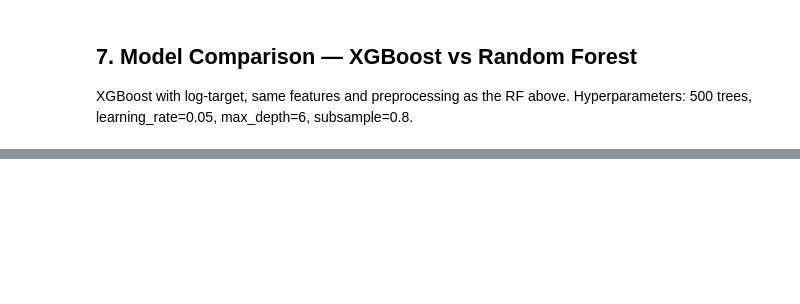
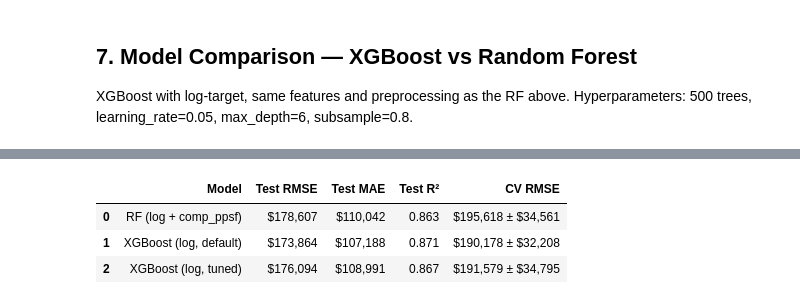
Before and after one commit to eang0521/housing-avm, a Jupyter notebook: notebooks/model_training.ipynb, the cells around one changed output, grey strips where cells are left out. Drawn from its saved outputs; the diff is of its cells as text; code cells hidden in the pictures; blank space fills up the shorter version.

```diff
--- a/notebooks/model_training.ipynb
+++ b/notebooks/model_training.ipynb
@@ -18,8 +18,10 @@ import warnings
 warnings.filterwarnings('ignore')
 
 import numpy as np
+import optuna
 import pandas as pd
 import matplotlib.pyplot as plt
+optuna.logging.set_verbosity(optuna.logging.WARNING)
 
 from sklearn.compose import TransformedTargetRegressor
 from sklearn.ensemble import RandomForestRegressor, GradientBoostingRegressor
@@ -29,7 +31,7 @@ from sklearn.pipeline import Pipeline
 from xgboost import XGBRegressor
 
 sys.path.insert(0, '..')
-from src.ElijahA.preprocessing import TypeDummyCreator
+from src.ElijahA.preprocessing import TypeDummyCreator, compute_spatial_lag
 # %% [markdown]
 ## 1. Load & Explore the Data
 # %%
@@ -287,0 +351,37 @@ summary
+# %%
+tuned_xgb = Pipeline([
+    ('encode', TypeDummyCreator(columns=ENCODE_COLS)),
+    ('model', TransformedTargetRegressor(
+        regressor=XGBRegressor(**study.best_params, random_state=42, n_jobs=-1, verbosity=0),
+        func=np.log1p, inverse_func=np.expm1,
+    )),
+])
+tuned_xgb.fit(X_train, y_train)
+
+tuned_preds = tuned_xgb.predict(X_test)
+tuned_rmse  = math.sqrt(mean_squared_error(y_test, tuned_preds))
+tuned_mae   = mean_absolute_error(y_test, tuned_preds)
+tuned_r2    = r2_score(y_test, tuned_preds)
+tuned_cv    = -cross_val_score(
+    tuned_xgb, X, y,
+    cv=KFold(5, shuffle=True, random_state=42),
+    scoring='neg_root_mean_squared_error',
+)
+
+summary = pd.DataFrame({
+    'Model':     ['RF (log + comp_ppsf)', 'XGBoost (log, default)', 'XGBoost (log, tuned)'],
+    'Test RMSE': [f'${rmse:,.0f}',        f'${xgb_rmse:,.0f}',      f'${tuned_rmse:,.0f}'],
+    'Test MAE':  [f'${mae:,.0f}',         f'${xgb_mae:,.0f}',       f'${tuned_mae:,.0f}'],
+    'Test R²':  [f'{r2:.3f}',        f'{xgb_r2:.3f}',          f'{tuned_r2:.3f}'],
+    'CV RMSE':   [
+        f'${cv_scores.mean():,.0f} ± ${cv_scores.std():,.0f}',
+        f'${xgb_cv.mean():,.0f} ± ${xgb_cv.std():,.0f}',
+        f'${tuned_cv.mean():,.0f} ± ${tuned_cv.std():,.0f}',
+    ],
+})
+summary
+# %% [output]
+|  | Model | Test RMSE | Test MAE | Test R² | CV RMSE |
+| 0 | RF (log + comp_ppsf) | $178,607 | $110,042 | 0.863 | $195,618 ± $34,561 |
+| 1 | XGBoost (log, default) | $173,864 | $107,188 | 0.871 | $190,178 ± $32,208 |
+| 2 | XGBoost (log, tuned) | $176,094 | $108,991 | 0.867 | $191,579 ± $34,795 |
```
Also changed, not shown: parts of 9 cells of this notebook, 4 other files.
